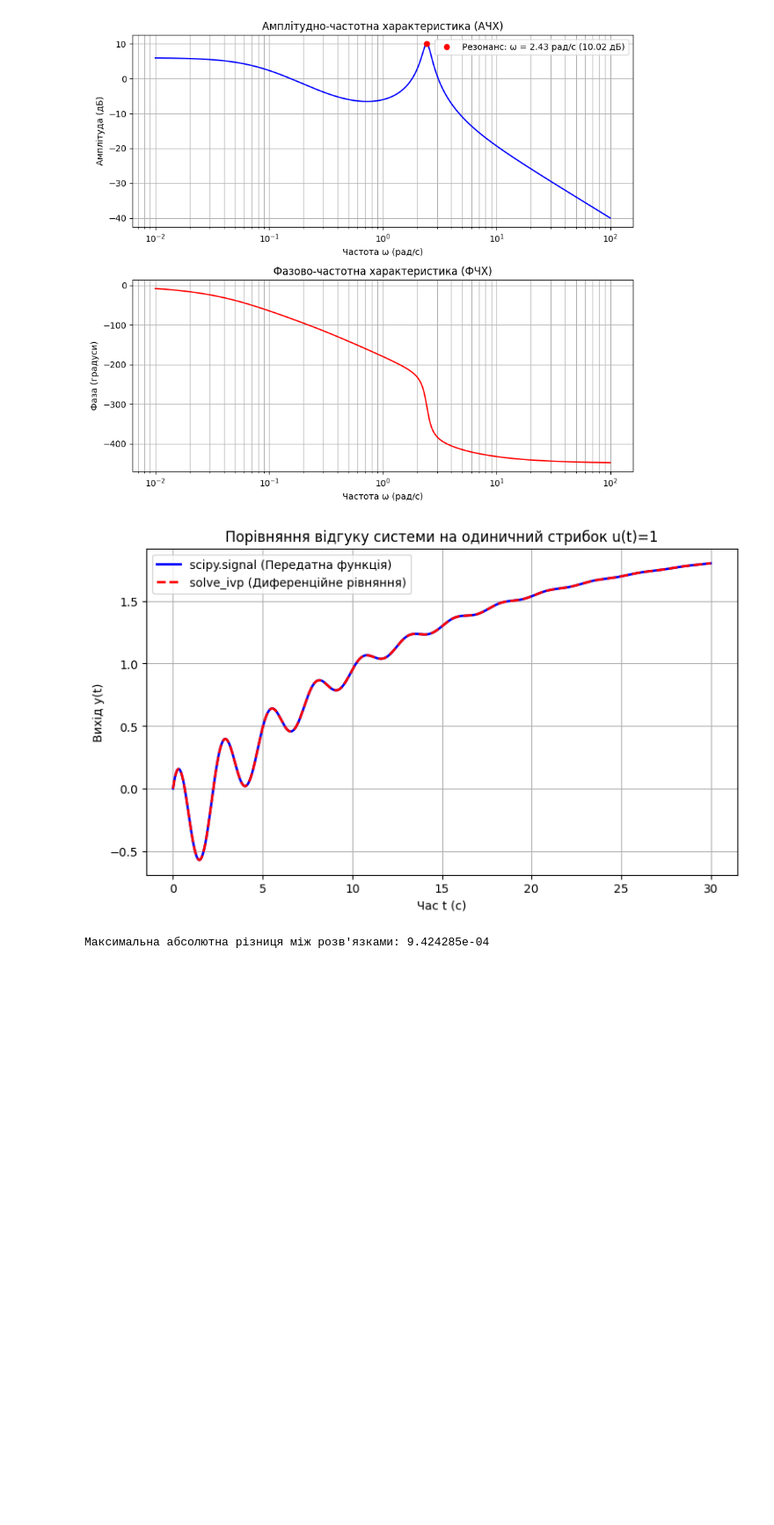
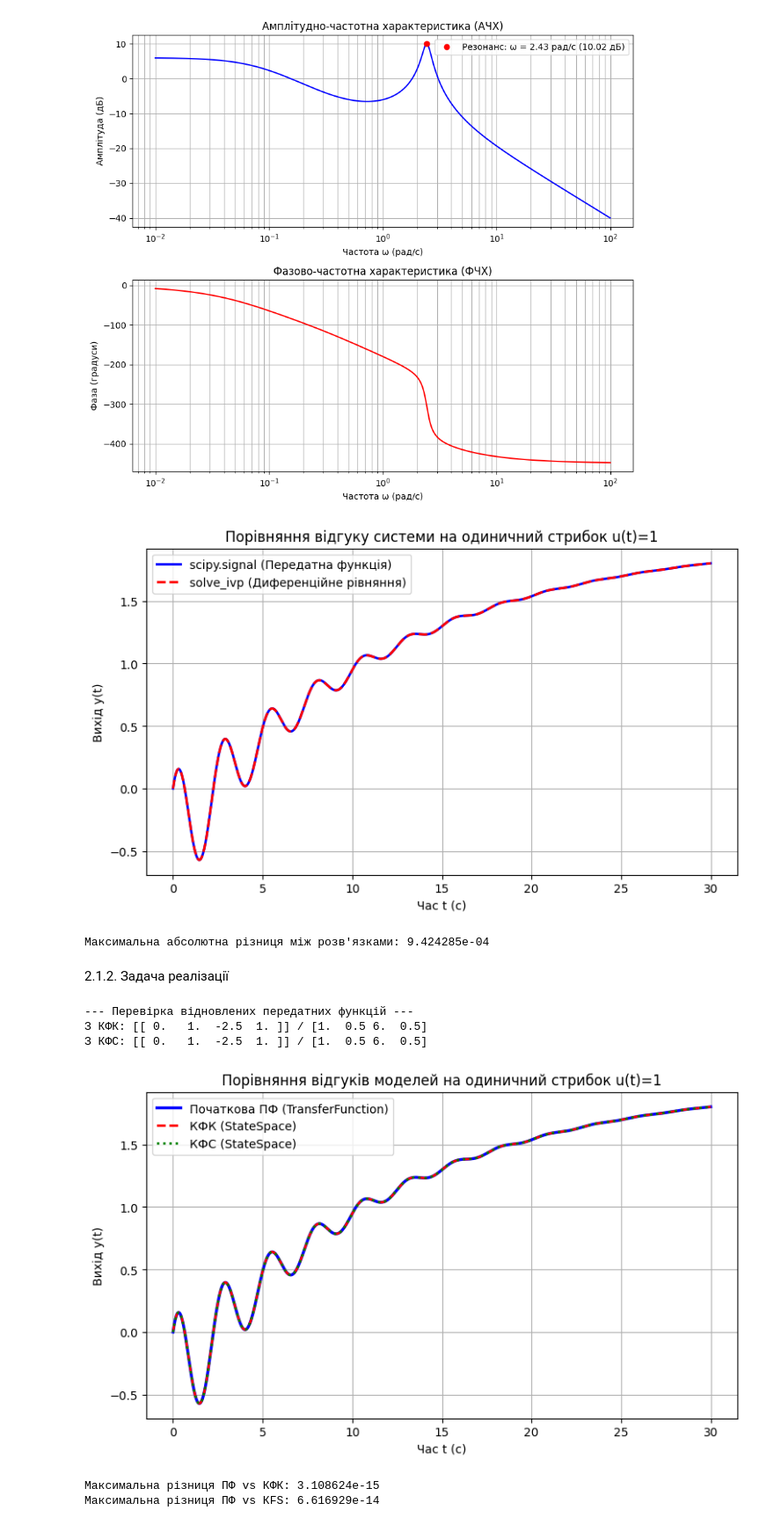
Before and after one commit to smir-nat/Mat-model, a Jupyter notebook: lab_2.ipynb, the cells around one changed output. Shown at 88% size. Saved outputs shown, nothing was run; the diff lists cells and outputs as text; code cells hidden in the pictures; blank space fills up the shorter version.

```diff
--- a/lab_2.ipynb
+++ b/lab_2.ipynb
@@ -178,3 +178,69 @@ print(f"Максимальна абсолютна різниця між розв
 # %% [output]
 [figure]
 Максимальна абсолютна різниця між розв'язками: 9.424285e-04
+# %% [markdown]
+2.1.2. Задача реалізації
+# %%
+import numpy as np
+import scipy.signal as signal
+import matplotlib.pyplot as plt
+
+num = [2, -5, 2]
+den = [2, 1, 12, 1]
+sys_tf = signal.TransferFunction(num, den)
+
+a2, a1, a0 = 0.5, 6.0, 0.5
+b2, b1, b0 = 1.0, -2.5, 1.0
+
+A_c = np.array([[0, 1, 0],
+                [0, 0, 1],
+                [-a0, -a1, -a2]])
+B_c = np.array([[0], [0], [1]])
+C_c = np.array([[b0, b1, b2]])
+D_c = np.array([[0]])
+
+sys_kfk = signal.StateSpace(A_c, B_c, C_c, D_c)
+
+A_o = A_c.T
+B_o = C_c.T
+C_o = B_c.T
+D_o = np.array([[0]])
+
+sys_kfs = signal.StateSpace(A_o, B_o, C_o, D_o)
+
+tf_from_kfk = signal.ss2tf(A_c, B_c, C_c, D_c)
+tf_from_kfs = signal.ss2tf(A_o, B_o, C_o, D_o)
+
+print("--- Перевірка відновлених передатних функцій ---")
+print("З КФК:", np.round(tf_from_kfk[0], 4), "/", np.round(tf_from_kfk[1], 4))
+print("З КФС:", np.round(tf_from_kfs[0], 4), "/", np.round(tf_from_kfs[1], 4))
+
+t_eval = np.linspace(0, 30, 1000)
+
+t_tf, y_tf = signal.step(sys_tf, T=t_eval)
+t_kfk, y_kfk = signal.step(sys_kfk, T=t_eval)
+t_kfs, y_kfs = signal.step(sys_kfs, T=t_eval)
+
+plt.figure(figsize=(9, 5))
+plt.plot(t_tf, y_tf, 'b-', linewidth=2.5, label='Початкова ПФ (TransferFunction)')
+plt.plot(t_kfk, y_kfk, 'r--', linewidth=2, label='КФК (StateSpace)')
+plt.plot(t_kfs, y_kfs, 'g:', linewidth=2, label='КФС (StateSpace)')
+
+plt.title('Порівняння відгуків моделей на одиничний стрибок u(t)=1')
+plt.xlabel('Час t (с)')
+plt.ylabel('Вихід y(t)')
+plt.grid(True)
+plt.legend()
+plt.show()
+
+diff_kfk = np.max(np.abs(y_tf - y_kfk))
+diff_kfs = np.max(np.abs(y_tf - y_kfs))
+print(f"Максимальна різниця ПФ vs КФК: {diff_kfk:.6e}")
+print(f"Максимальна різниця ПФ vs КFS: {diff_kfs:.6e}")
+# %% [output]
+--- Перевірка відновлених передатних функцій ---
+З КФК: [[ 0.   1.  -2.5  1. ]] / [1.  0.5 6.  0.5]
+З КФС: [[ 0.   1.  -2.5  1. ]] / [1.  0.5 6.  0.5]
+[figure, added]
+Максимальна різниця ПФ vs КФК: 3.108624e-15
+Максимальна різниця ПФ vs КFS: 6.616929e-14
```
Also changed, not shown: parts of 2 cells of this notebook.
